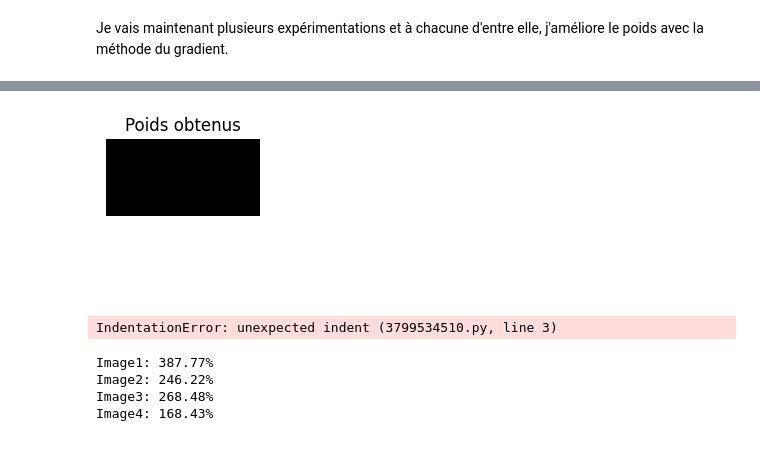
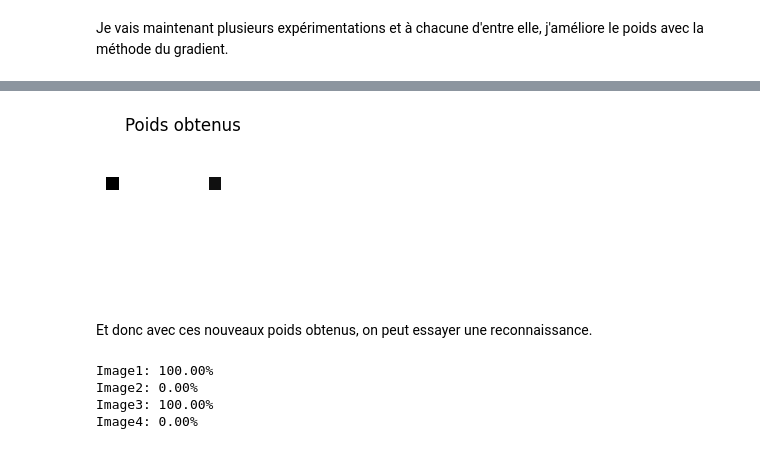
Before and after one commit to mat90hub/python_par_jupyter, a Jupyter notebook: 10_machine_learning/03_neurone.ipynb, the cells around one changed output, grey strips where cells are left out. Cells and saved outputs as stored; diff of their text form; code cells hidden in the pictures.

```diff
--- a/10_machine_learning/03_neurone.ipynb
+++ b/10_machine_learning/03_neurone.ipynb
@@ -396,35 +416,37 @@ Je vais maintenant plusieurs expérimentations et à chacune d'entre elle, j'am
+# %%
+y = mon_neurone3.activation(Input2)
+
+
+d = (255 - y) / 255.0
+y = mon_neurone3.update_weights(X, d)
+
+
+plt.figure(figsize=(2,2))
+plt.imshow(np.reshape(mon_neurone3.weights,(12,12)), cmap="gray")
+plt.axis("off")
+plt.title("Poids obtenus")
+plt.show()
+# %% [output]
+[figure, added]
 # %%
-mon_neurone3 = Neuron3(Input1)
-for X, y0 in zip(Input, Expected):
-    y = mon_neurone3.activation(X)
-
+for X, y0 in zip(Inputs[0:1], Expected[0:1]):
+        y = mon_neurone3.activation(X)
+        d = (y0 - y) / 255.0
+        y = mon_neurone3.update_weights(X, d)
 
 plt.figure(figsize=(2,2))
 plt.imshow(np.reshape(mon_neurone3.weights,(12,12)), cmap="gray")
 plt.axis("off")
 plt.title("Poids obtenus")
 plt.show()
-# %% [output]
-[figure, removed]
-# %%
-NB_ITERATIONS = 100
-for num_test in range(NB_ITERATIONS):
-    for X, y0 in zip(Input, Expected):
-        # calcul en avant (forward)
-        y = mon_neurone3.activation(X)
-        delta = np.abs(y0 - y)
-
-        # pour mettre à jour les poids
-        mon_neurone3.update_weights(X, delta)
-# %% [output]
-IndentationError: unexpected indent (3799534510.py, line 3)
+# %% [markdown]
+Et donc avec ces nouveaux poids obtenus, on peut essayer une reconnaissance.
 # %%
-
-for X, num in zip(Input, (1, 2, 3, 4)):
+for X, num in zip(Inputs, (1, 2, 3, 4)):
     res = mon_neurone3.activation(X)
-    print(f'Image{num}: {res*255/100:.2f}%')
+    print(f'Image{num}: {res*100/255:.2f}%')
 # %% [output]
-Image1: 387.77%
-Image2: 246.22%
-Image3: 268.48%
-Image4: 168.43%
+Image1: 100.00%
+Image2: 0.00%
+Image3: 100.00%
+Image4: 0.00%
```
Also changed, not shown: parts of 8 cells of this notebook, 1 other file.
